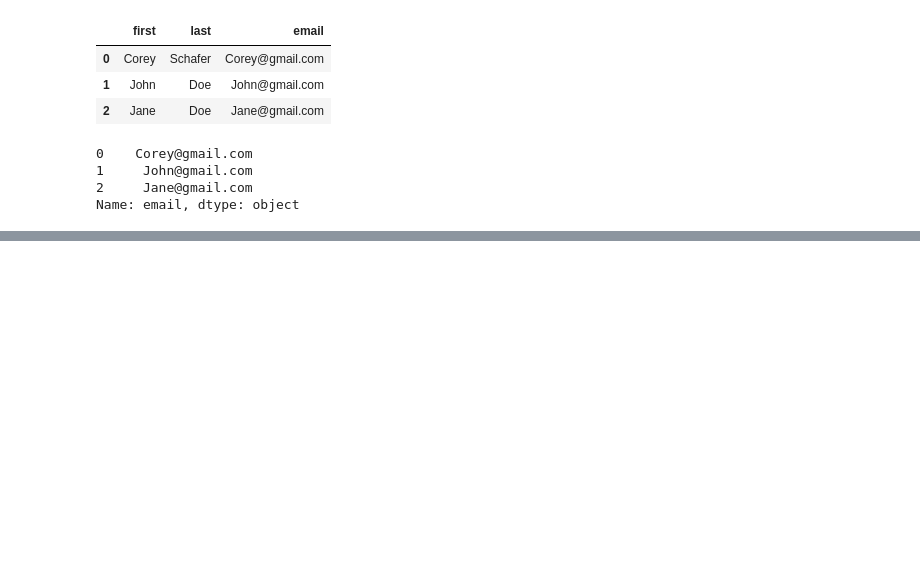
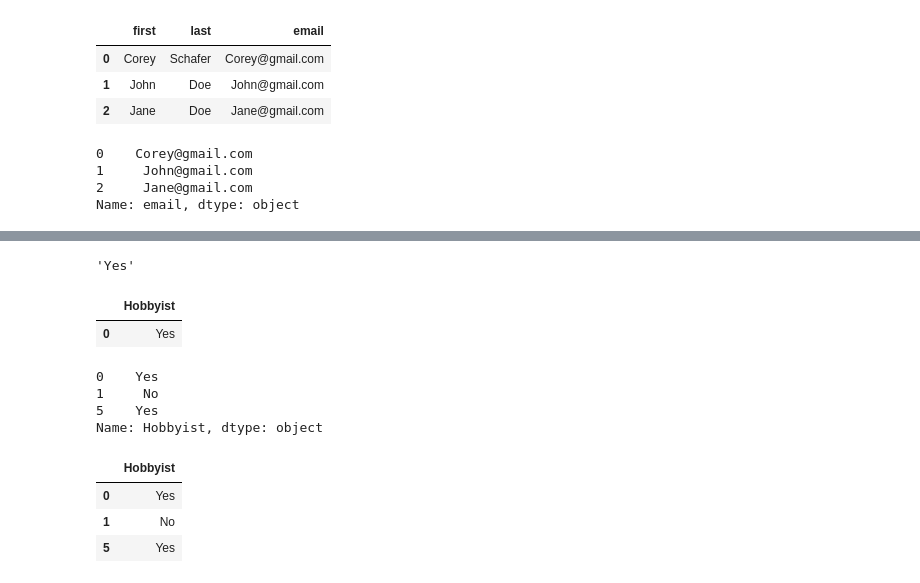
Before and after one commit to SayarGitHub/pandas, a Jupyter notebook: pandas-Tutorial.ipynb, the cells around one changed output, grey strips where cells are left out. Drawn from its saved outputs; the diff is of its cells as text; code cells hidden in the pictures; blank space fills up the shorter version.

```diff
--- a/pandas-Tutorial.ipynb
+++ b/pandas-Tutorial.ipynb
@@ -122,0 +237,23 @@ Name: email, dtype: object
+# %%
+df.loc[0,"Hobbyist"]
+# %% [output]
+'Yes'
+# %%
+df.loc[[0],["Hobbyist"]]
+# %% [output]
+|  | Hobbyist |
+| 0 | Yes |
+# %%
+df.loc[[0,1,5],"Hobbyist"]
+# %% [output]
+0    Yes
+1     No
+5    Yes
+Name: Hobbyist, dtype: object
+# %%
+df.loc[[0,1,5],["Hobbyist"]]
+# %% [output]
+|  | Hobbyist |
+| 0 | Yes |
+| 1 | No |
+| 5 | Yes |
```
Also changed, not shown: parts of 15 cells of this notebook.
